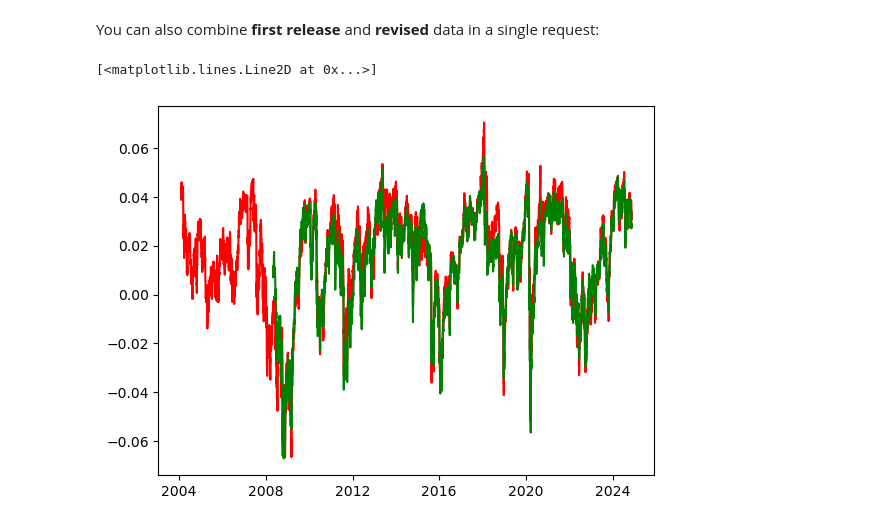
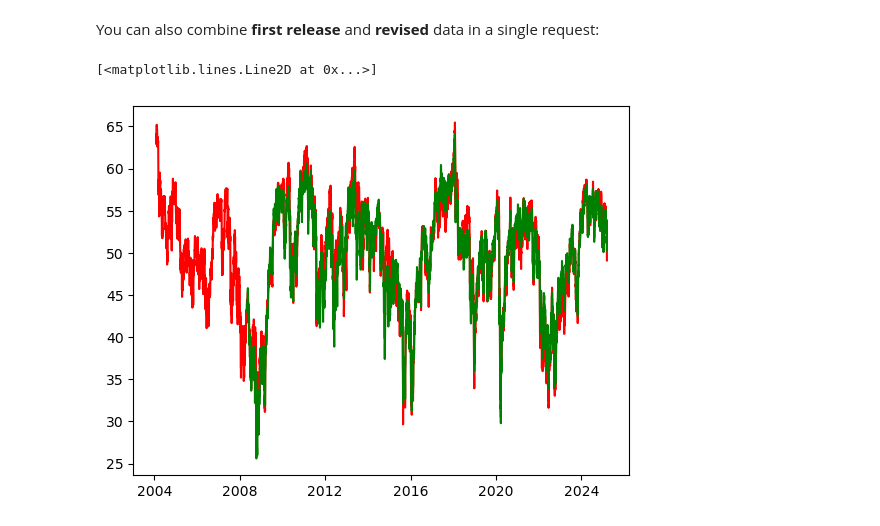
Before and after one commit to variantperception/vp-analysis-api, a Jupyter notebook: examples/first_release_vs_revised_data.ipynb, the cells around one changed output. Drawn from its saved outputs; the diff is of its cells as text; code cells hidden in the pictures.

```diff
--- a/examples/first_release_vs_revised_data.ipynb
+++ b/examples/first_release_vs_revised_data.ipynb
@@ -43,12 +43,12 @@ plt.plot(data["spx_fast_money"], color="red")
 You can also combine **first release** and **revised** data in a single request:
 # %%
 # Get first release data for S&P 500 and revised data for ACWI
-data = api.get_series(["spx_fast_money[0]", "acwi_fast_money"])
+data = api.get_series(["spx_vp_fast_money[0]", "acwi_vp_fast_money"])
 data = api.clean_df(data, freq="D", start_date=None)
 import matplotlib.pyplot as plt
 
-plt.plot(data["spx_fast_money[0]"], color="red")
-plt.plot(data["acwi_fast_money"], color="green")
+plt.plot(data["spx_vp_fast_money[0]"], color="red")
+plt.plot(data["acwi_vp_fast_money"], color="green")
 # %% [output]
 [<matplotlib.lines.Line2D at 0x...>]
-[figure, old version]
+[figure, new version]
```
Also changed, not shown: parts of 2 cells of this notebook, 3 other files.
